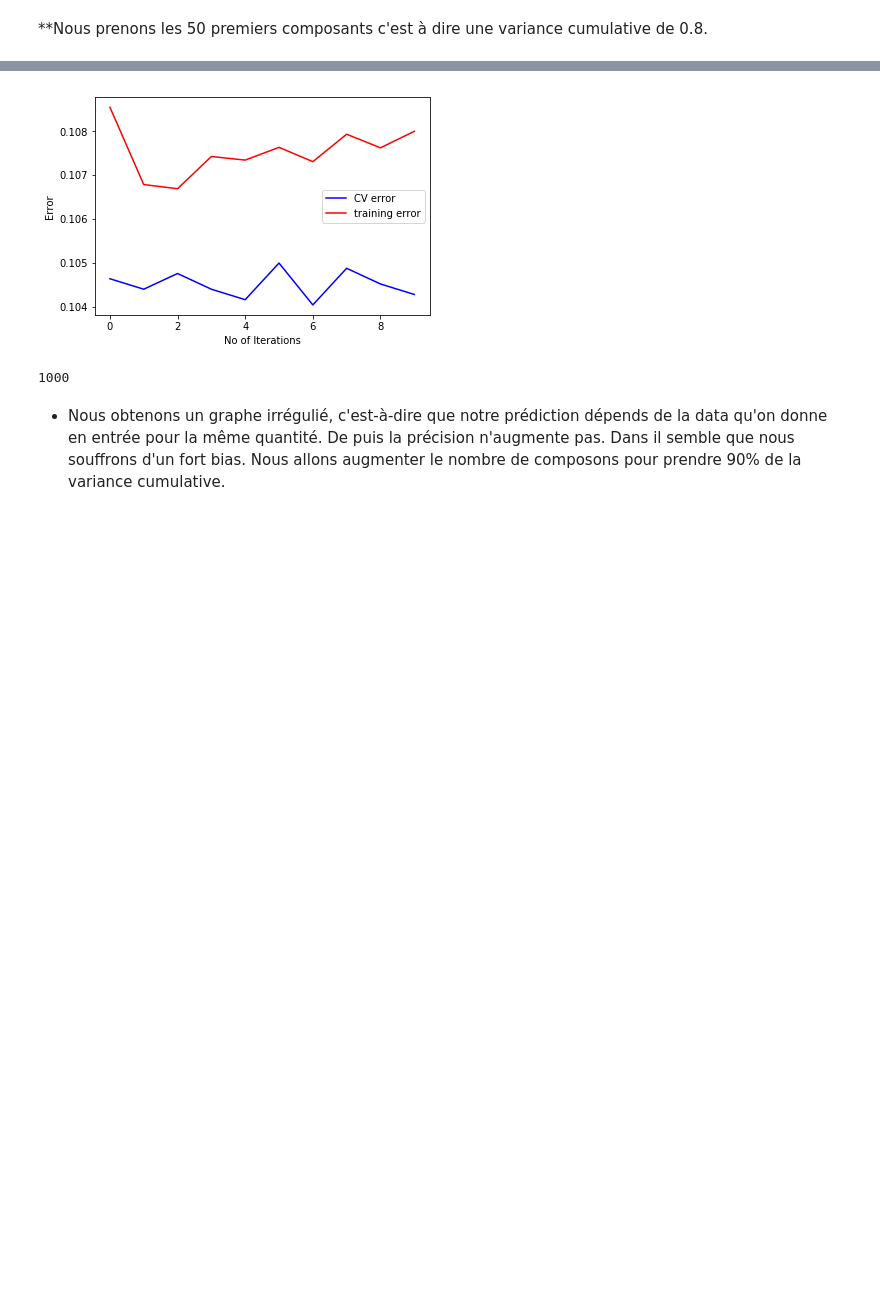
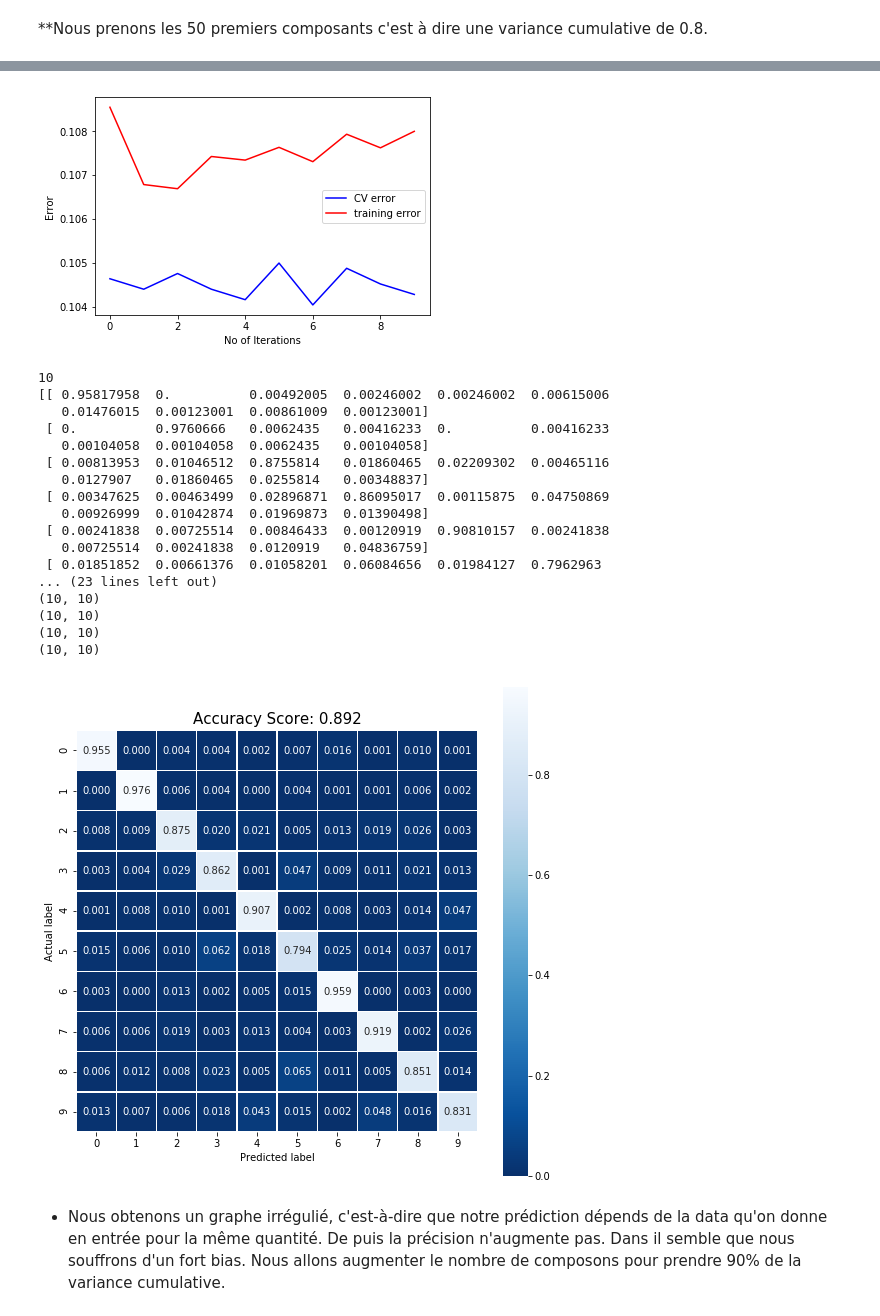
Before and after one commit to jnguyen1192/First-Kaggle-Notebook, a Jupyter notebook: kernel.ipynb, the cells around one changed output, grey strips where cells are left out. Cells and saved outputs as stored; diff of their text form; code cells hidden in the pictures; blank space fills up the shorter version.

```diff
--- a/kernel.ipynb
+++ b/kernel.ipynb
@@ -355,7 +355,7 @@ X_train1, X_test1 = PrincipalComponents(0.8)   # Getting principal components
 J1 = []
 J2 = []
 P = []
-C = [[]]
+C = []
 for i in range(20000, X_train1.shape[0], 1500):
     score1, score2, Prediction = LogisticRegression(X_train1[:i+1,:], y_train[:i+1, ],
                                                     X_test1[:i+1,:], y_test[:i+1], 0.1)
@@ -364,48 +364,69 @@ for i in range(20000, X_train1.shape[0], 1500):
     P = Prediction
     cm = metrics.confusion_matrix(y_test, P)
     cm_normalized = cm.astype('float') / cm.sum(axis=1)[:, np.newaxis]
-    C = np.append(C, cm_normalized)
+    C.append([cm_normalized])
 
 plt.plot(J2, 'b-', label = "CV error")
 plt.plot(J1, 'r-', label ="training error")
 plt.legend()
 plt.ylabel("Error")
 plt.xlabel("No of Iterations")
 plt.show()
 
 
 import matplotlib.pyplot as plt
 import seaborn as sns
 from sklearn import metrics
 
-print(len(C))
 
-#plt.figure(figsize=(9,9))
-#sns.heatmap(cm_normalized, annot=True, fmt=".3f", linewidths=.5, square = True, cmap = 'Blues_r');
-#plt.ylabel('Actual label');
-#plt.xlabel('Predicted label');
-#all_sample_title = 'Accuracy Score: {:.3f}'.format(score1)
-#plt.title(all_sample_title, size = 15);
+C_mean = C.pop()[0]
+for i in range(0,9):
+    C_mean = C_mean + C.pop()[0]
+C_mean = C_mean/10.0
+
+plt.figure(figsize=(9,9))
+sns.heatmap(C_mean, annot=True, fmt=".3f", linewidths=.5, square = True, cmap = 'Blues_r');
+plt.ylabel('Actual label');
+plt.xlabel('Predicted label');
+all_sample_title = 'Accuracy Score: {:.3f}'.format(1 - sum(J1)/10)
+plt.title(all_sample_title, size = 15);
 # %% [output]
 penalty=  0.1
 0.891455427229 0.895357142857
 8400
 penalty=  0.1
 0.893214269104 0.895595238095
 8400
 penalty=  0.1
 0.893308986566 0.895238095238
 8400
 penalty=  0.1
 0.892575813232 0.895595238095
 8400
 ... (14 lines left out)
 8400
 penalty=  0.1
 0.892003223784 0.895714285714
 8400
 [figure]
-1000
+10
+[[ 0.95817958  0.          0.00492005  0.00246002  0.00246002  0.00615006
+   0.01476015  0.00123001  0.00861009  0.00123001]
+ [ 0.          0.9760666   0.0062435   0.00416233  0.          0.00416233
+   0.00104058  0.00104058  0.0062435   0.00104058]
+ [ 0.00813953  0.01046512  0.8755814   0.01860465  0.02209302  0.00465116
+   0.0127907   0.01860465  0.0255814   0.00348837]
+ [ 0.00347625  0.00463499  0.02896871  0.86095017  0.00115875  0.04750869
+   0.00926999  0.01042874  0.01969873  0.01390498]
+ [ 0.00241838  0.00725514  0.00846433  0.00120919  0.90810157  0.00241838
+   0.00725514  0.00241838  0.0120919   0.04836759]
+ [ 0.01851852  0.00661376  0.01058201  0.06084656  0.01984127  0.7962963
+... (23 lines left out)
+(10, 10)
+(10, 10)
+(10, 10)
+(10, 10)
+[figure, added]
 # %% [markdown]
 - Nous obtenons un graphe irrégulié, c'est-à-dire que notre prédiction dépends de la data qu'on donne en entrée pour la même quantité. De puis la précision n'augmente pas. Dans il semble que nous souffrons d'un fort bias. Nous allons augmenter le nombre de composons pour prendre 90% de la variance cumulative.
 # %%
```
Also changed, not shown: parts of 1 cell of this notebook.
